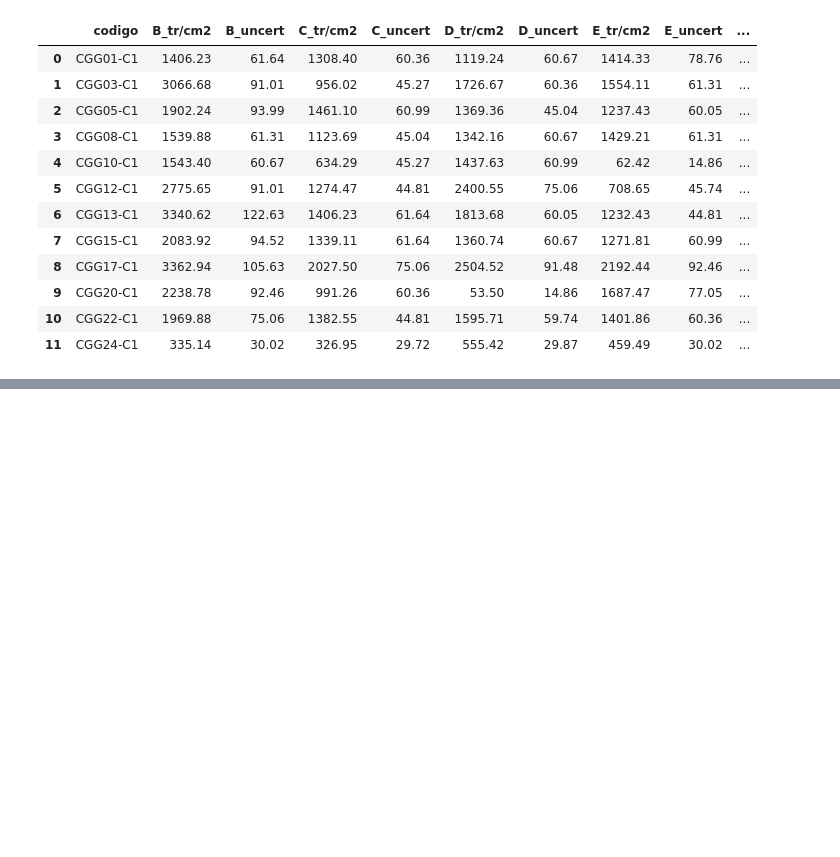
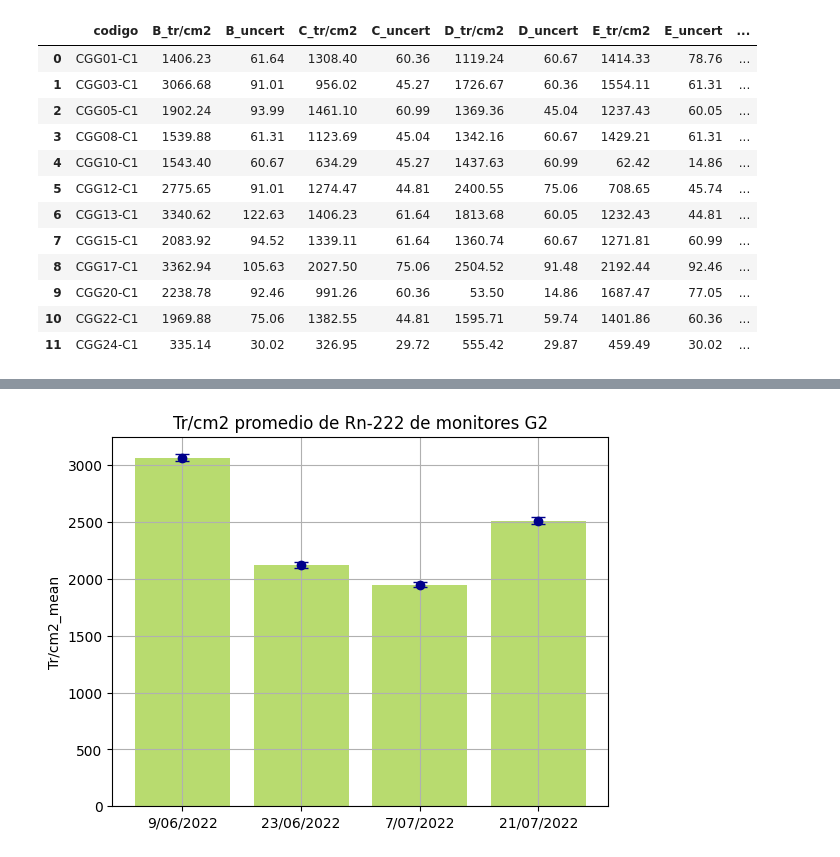
Before and after one commit to pierinamv/RadonRose, a Jupyter notebook: SerieTemporal.ipynb, the cells around one changed output, grey strips where cells are left out. Saved outputs shown, nothing was run; the diff lists cells and outputs as text; code cells hidden in the pictures; blank space fills up the shorter version.

```diff
--- a/SerieTemporal.ipynb
+++ b/SerieTemporal.ipynb
@@ -364,0 +549,12 @@ plt.show()
+# %%
+plt.bar(['9/06/2022', '23/06/2022', '7/07/2022', '21/07/2022'], G2_temp, color='yellowgreen', alpha=0.7)
+plt.errorbar(['9/06/2022', '23/06/2022', '7/07/2022', '21/07/2022'], G2_temp, yerr=G2_un_temp, fmt='o', capsize=5, label='Datos con incertidumbre',color='darkblue')
+plt.ylim(bottom=0)
+
+plt.grid()
+plt.xlabel('')
+plt.ylabel('Tr/cm2_mean')
+plt.title("Tr/cm2 promedio de Rn-222 de monitores G2")
+plt.show()
+# %% [output]
+[figure, added]
```
Also changed, not shown: parts of 48 cells of this notebook, 3 other files.
